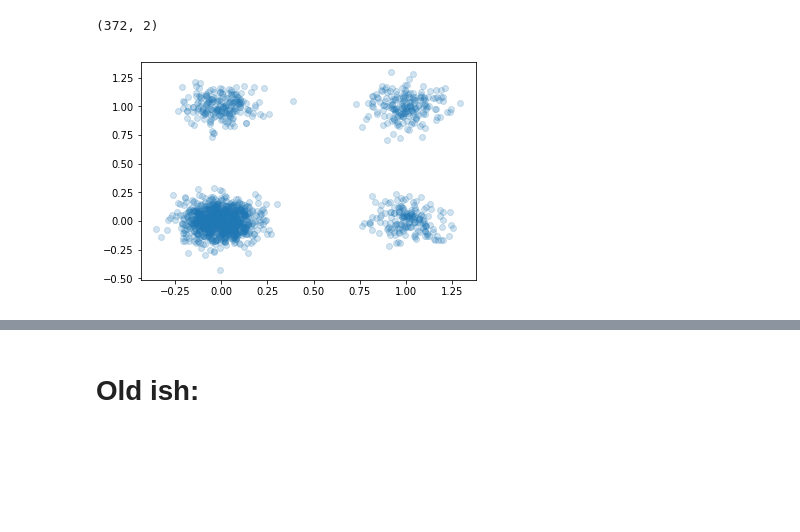
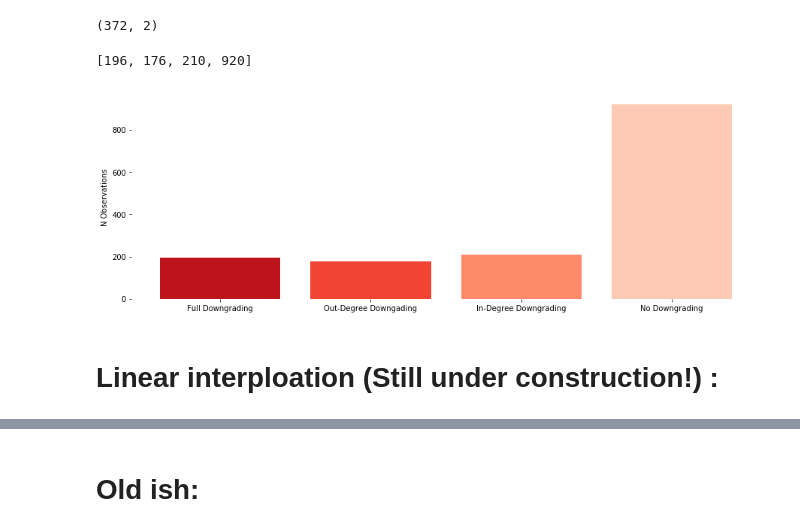
Before and after one commit to Polichinel/SNA, a Jupyter notebook: main_py.ipynb, the cells around one changed output, grey strips where cells are left out. Drawn from its saved outputs; the diff is of its cells as text; code cells hidden in the pictures; blank space fills up the shorter version.

Commit message:
try linear intpl

```diff
--- a/main_py.ipynb
+++ b/main_py.ipynb
@@ -488,14 +489,31 @@ df[df['downgrading_outdegree'] == 1][['country','year']].head() # intraeguing..
 df[df['downgrading_outdegree'] == 1][['country','year']].shape
 # %% [output]
 (372, 2)
-# %%
-x = df['downgrading_outdegree'] + np.random.normal(0,.1, size= df['downgrading_outdegree'].shape[0])
-y = df['downgrading_indegree'] + np.random.normal(0,.1, size= df['downgrading_outdegree'].shape[0])
-
-
-plt.plot(x, y, 'o', alpha = 0.2)
-plt.show()
-
-# men så er et barplot vel mere informativt... bare lave fir count lister tings og plot dem... i morgen kikker du lit og skriver synopsis du kan sende inden 23!!!
-# %% [output]
-[figure, removed]
+# %%
+one_one = len(df[(df['downgrading_outdegree'] == 1) & (df['downgrading_indegree'] == 1)])
+zero_one = len(df[(df['downgrading_outdegree'] == 1) & (df['downgrading_indegree'] == 0)])
+one_zero = len(df[(df['downgrading_outdegree'] == 0) & (df['downgrading_indegree'] == 1)])
+zero_zero = len(df[(df['downgrading_outdegree'] == 0) & (df['downgrading_indegree'] == 0)])
+
+list_dowgrading_degree = [one_one,zero_one,one_zero,zero_zero]
+# %%
+list_dowgrading_degree
+# %% [output]
+[196, 176, 210, 920]
+# %%
+N = len(list_dowgrading_degree)
+ind = np.arange(N)
+
+colors = sns.palettes.color_palette(palette = "Reds_r", n_colors = N)
+
+plt.figure(figsize= [15,5])
+plt.bar(ind,list_dowgrading_degree, color = colors )
+plt.xticks(ind, ('Full Downgrading', 'Out-Degree Downgading', 'In-Degree Downgrading', 'No Downgrading'))
+plt.ylabel('N Observations')
+
+sns.despine(left = True, bottom = True)
+plt.show()
+# %% [output]
+[figure, added]
+# %% [markdown]
+# Linear interploation (Still under construction!) :
```
Also changed, not shown: parts of 21 cells of this notebook.
